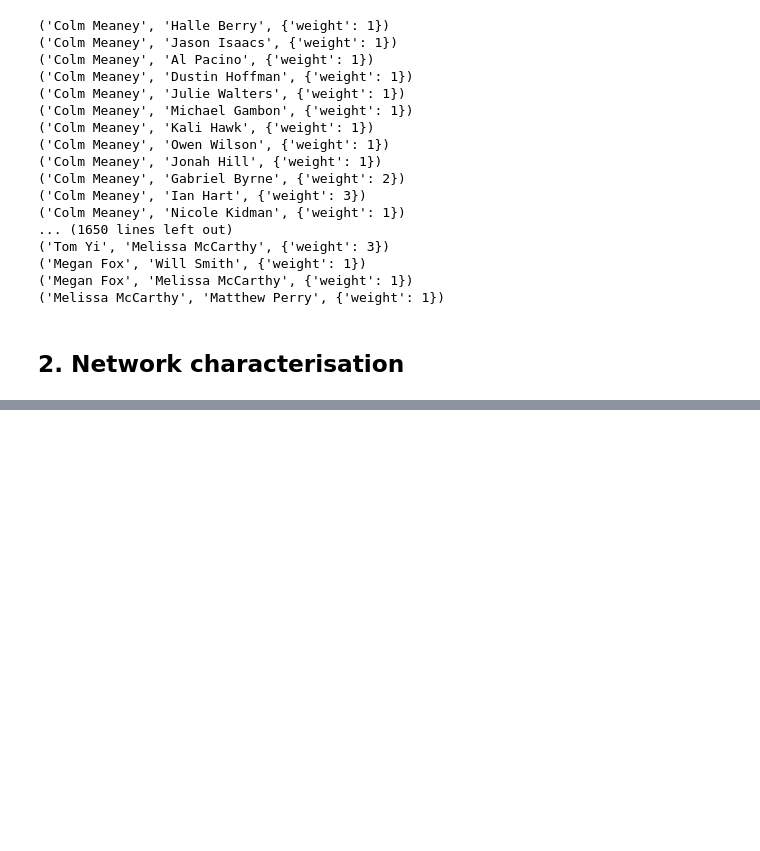
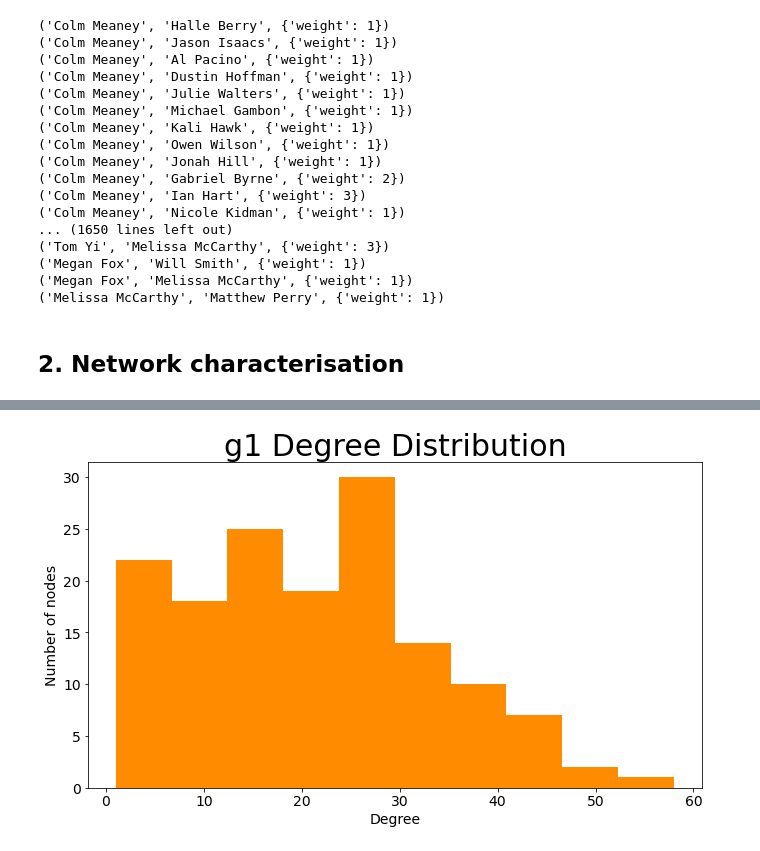
Before and after one commit to brianbyrne99/Network-Analysis, a Jupyter notebook: NetworkAnalysis_1.ipynb, the cells around one changed output, grey strips where cells are left out. Cells and saved outputs as stored; diff of their text form; code cells hidden in the pictures; blank space fills up the shorter version.

```diff
--- a/NetworkAnalysis_1.ipynb
+++ b/NetworkAnalysis_1.ipynb
@@ -212,0 +354,36 @@ showEdges(g2)
+# %%
+#Node Degrees- function that creates a dataframe of each node and the degrees
+def degrees_df(graph):
+    degrees = dict( graph.degree() )
+    return pd.Series(degrees)
+
+def degreeData(df):
+    print('Degree range: [%d, %d]' % (df.min(), df.max() ) )
+    print('Mean degree: %.2f' % df.mean() )
+    print('Median degree: %d' % df.median() )
+
+def deghistogram(df,heading):
+    ax = df.plot.hist(figsize=(11,6), fontsize=14, legend=None, color="darkorange")
+    ax.set_title(heading,fontsize=30, color="k")
+    ax.set_ylabel("Number of nodes", fontsize=14)
+    ax.set_xlabel("Degree", fontsize=14);
+
+def centralityData(graph):
+    deg = nx.degree_centrality(graph)
+    bet = nx.betweenness_centrality(graph, weight="weight")
+    eig = nx.eigenvector_centrality(graph, weight="weight")
+    close = nx.closeness_centrality(graph)
+    s = pd.Series(deg)
+    df = pd.DataFrame(s,columns=["degree_centrality"])
+    df["weighted betweenness"] = pd.Series(bet)
+    df["closeness"] = pd.Series(close)
+    df["weighted eigenvector"] = pd.Series(eig)
+    return df.sort_values(by="degree_centrality",ascending=False)
+# %%
+degreesg1=degrees_df(g1)
+degreesg2=degrees_df(g2)
+
+print(" ________\n|g1 stats|\n|________|")
+degreeData(degreesg1)
+print(" ________\n|g2 stats|\n|________|")
+degreeData(degreesg2)
@@ -212,0 +403,4 @@ showEdges(g2)
+# %%
+deghistogram(degreesg1, "g1 Degree Distribution")
+# %% [output]
+[figure, added]
```
Also changed, not shown: parts of 54 cells of this notebook.
